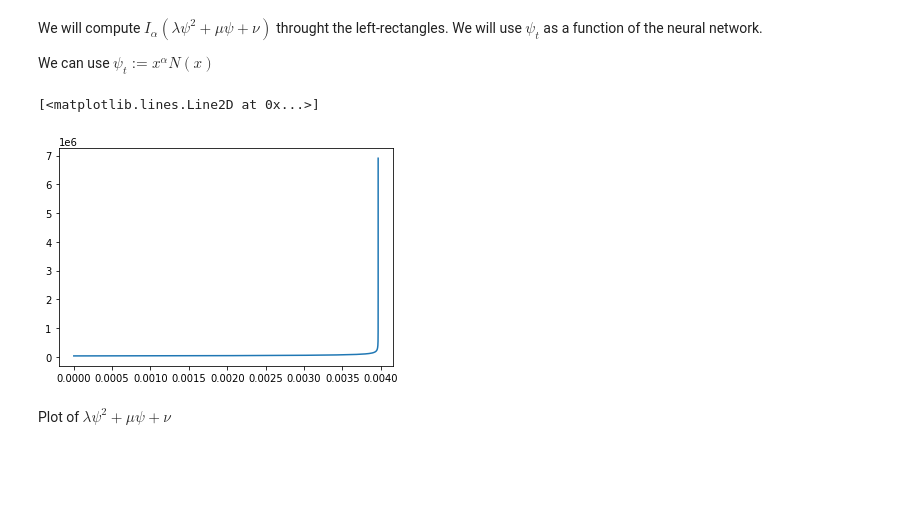
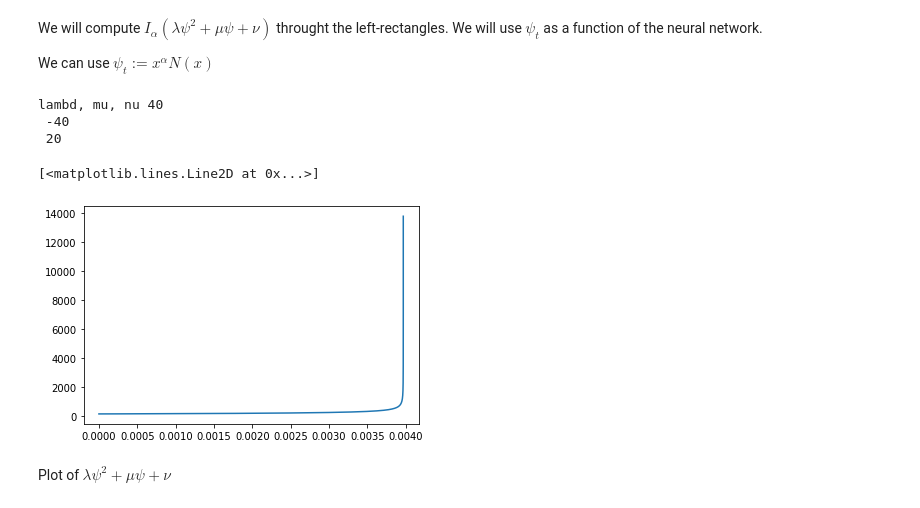
Before and after one commit to nicolahcm/code_thesis_fractional_diff_eq, a Jupyter notebook: Pytorch solving Integral riccati .ipynb, the cells around one changed output. Drawn from its saved outputs; the diff is of its cells as text; code cells hidden in the pictures; blank space fills up the shorter version.

```diff
--- a/Pytorch solving Integral riccati .ipynb
+++ b/Pytorch solving Integral riccati .ipynb
@@ -26,13 +28,20 @@ T = 1/252
 # We want to solve:
 # alpha = 0.64, lambd = 0.045, mu = -64.938, nu = 44850
 # Let's rescale
+C = 1440
 
 alpha = 0.64
-lambd = 60
-mu = -64.938
-nu = 4485
+lambd = 40
+mu = -40
+nu = 20
+
+print("lambd, mu, nu", lambd, "\n", mu, "\n", nu)
+# %% [output]
+lambd, mu, nu 40
+ -40
+ 20
 # %%
-N = nn.Sequential(nn.Linear(1, 10), nn.Sigmoid(),nn.Linear(10,1,bias=False))
+N = nn.Sequential(nn.Linear(1, 10), nn.ReLU(),nn.Linear(10,1,bias=False))
 
 
 Psi_t = lambda x: N(x)*x**alpha
@@ -44,14 +53,14 @@ def g(x):
 def g_ia(s,t):
     return (t-s)**(alpha-1)*g(s)
 # %%
-n_x_s = 3000000
+n_x_s = 300000
 res = g_ia(torch.tensor(np.linspace(0,T,n_x_s))[:,None].float(),T)[:,0].tolist()[:-1]
 
 fig,ax = plt.subplots()
 ax.plot(np.linspace(0,T,n_x_s)[:-1], res)
 # %% [output]
 [<matplotlib.lines.Line2D at 0x...>]
-[figure, old version]
+[figure, new version]
 # %% [markdown]
 Plot of $ \lambda \psi^2 + \mu \psi + \nu$
 # %% [markdown]
```
Also changed, not shown: parts of 9 cells of this notebook.
